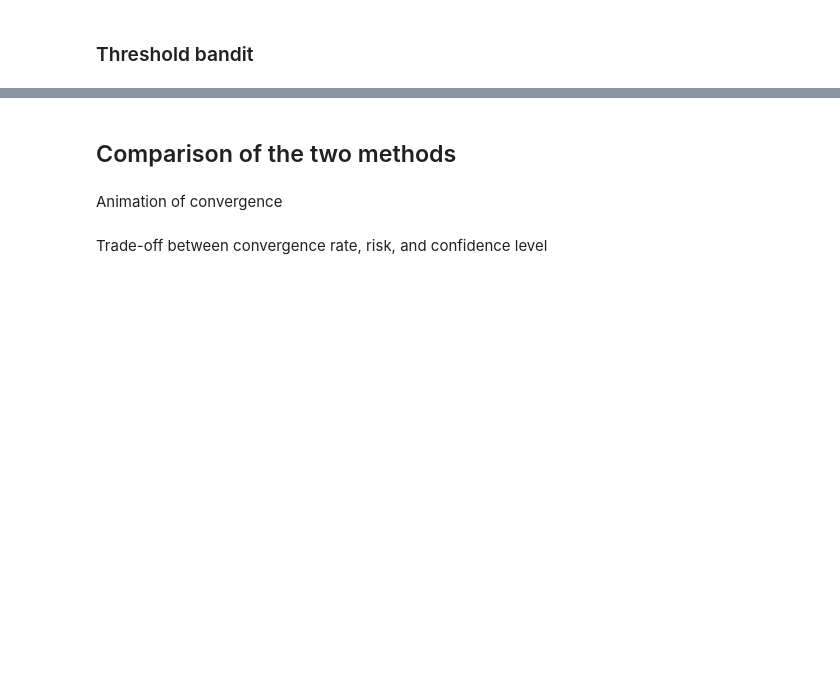
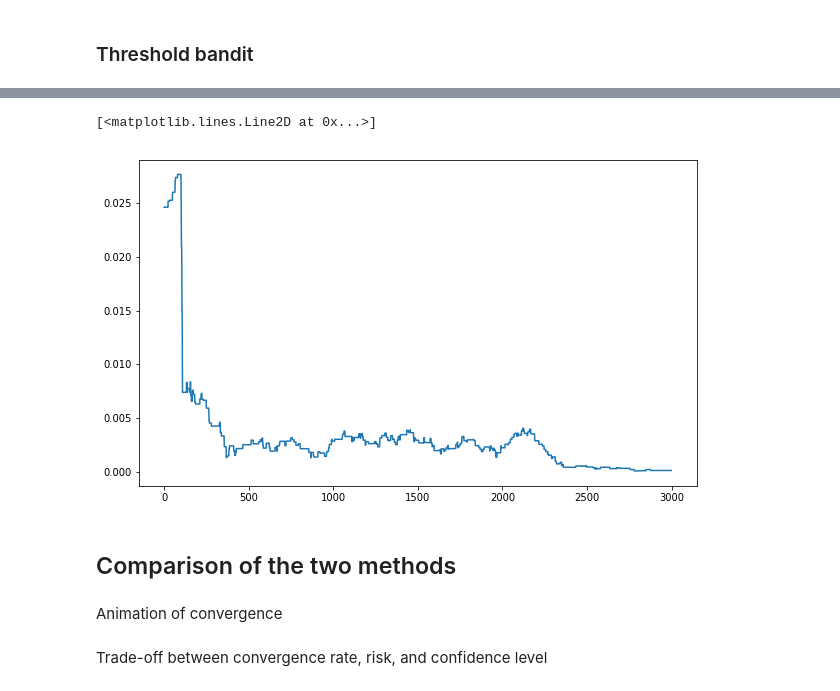
Before and after one commit to benlansdell/conservativerdd, a Jupyter notebook: test_linucb_threshold.ipynb, the cells around one changed output, grey strips where cells are left out. Drawn from its saved outputs; the diff is of its cells as text; code cells hidden in the pictures; blank space fills up the shorter version.

```diff
--- a/test_linucb_threshold.ipynb
+++ b/test_linucb_threshold.ipynb
@@ -154,3 +196,9 @@ plt.ylabel('reward')
+# %%
+#Plot regret
+plt.plot(smooth(regret_thr, box_pts = 200))
+# %% [output]
+[<matplotlib.lines.Line2D at 0x...>]
+[figure, added]
 # %% [markdown]
 ## Comparison of the two methods
 # %% [markdown]
```
Also changed, not shown: parts of 11 cells of this notebook, 4 other files.
